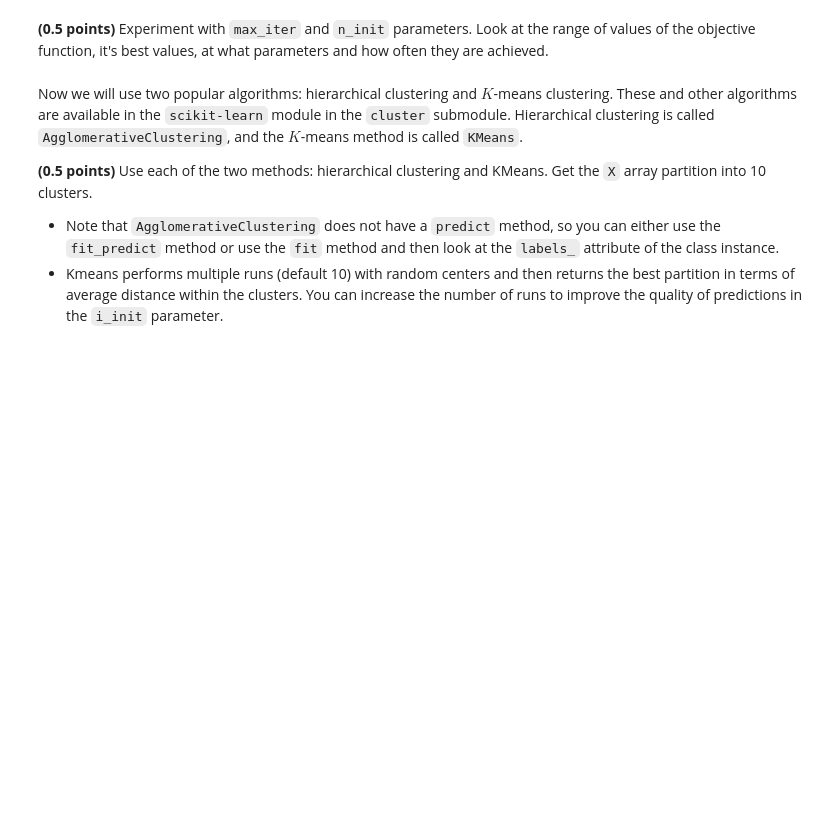
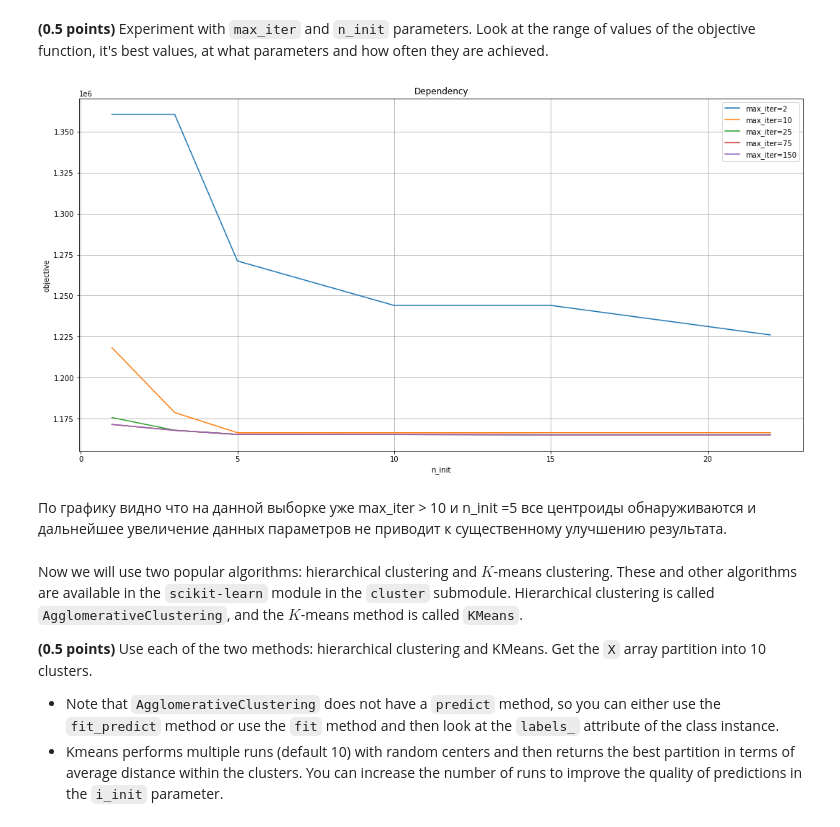
Before and after one commit to slobby/ml_task8, a Jupyter notebook: clustering.ipynb, the cells around one changed output. Cells and saved outputs as stored; diff of their text form; code cells hidden in the pictures; blank space fills up the shorter version.

```diff
--- a/clustering.ipynb
+++ b/clustering.ipynb
@@ -169,6 +169,27 @@ for ax, image, label in zip(axes.flatten(), cluster_centers, labels):
 [figure]
 # %% [markdown]
 **(0.5 points)** Experiment with `max_iter` and `n_init` parameters. Look at the range of values of the objective function, it's best values, at what parameters and how often they are achieved.
+# %%
+def plot_obj(max_iters, n_inits, xlabel='n_init', ylabel='objective', title='Dependency'):
+    plt.figure(figsize=(18, 9))
+    for max_iter in max_iters:
+        objectives = [CustomKMeans(n_clusters=10, max_iter=max_iter, n_init=n_init, random_state=42).fit(X).best_objective for n_init in n_inits]
+        plt.plot(n_inits, objectives, label=f'max_iter={max_iter}')
+    plt.title(title)
+    plt.xlabel(xlabel)
+    plt.ylabel(ylabel)
+    plt.grid(True)
+    plt.legend(loc='upper right')
+    plt.show()
+# %%
+max_iters=[2,10,25,75,150]
+n_inits=[1,3,5,10,15,22]
+
+plot_obj(max_iters, n_inits)
+# %% [output]
+[figure, added]
+# %% [markdown]
+По графику видно что на данной выборке уже max_iter > 10 и n_init =5  все центроиды обнаруживаются и дальнейшее увеличение данных параметров не приводит к существенному улучшению результата.
 # %% [markdown]
 Now we will use two popular algorithms: hierarchical clustering and $K$-means clustering. These and other algorithms are available in the `scikit-learn` module in the `cluster` submodule. Hierarchical clustering is called `AgglomerativeClustering`, and the $K$-means method is called `KMeans`.
 
```
Also changed, not shown: parts of 11 cells of this notebook.
